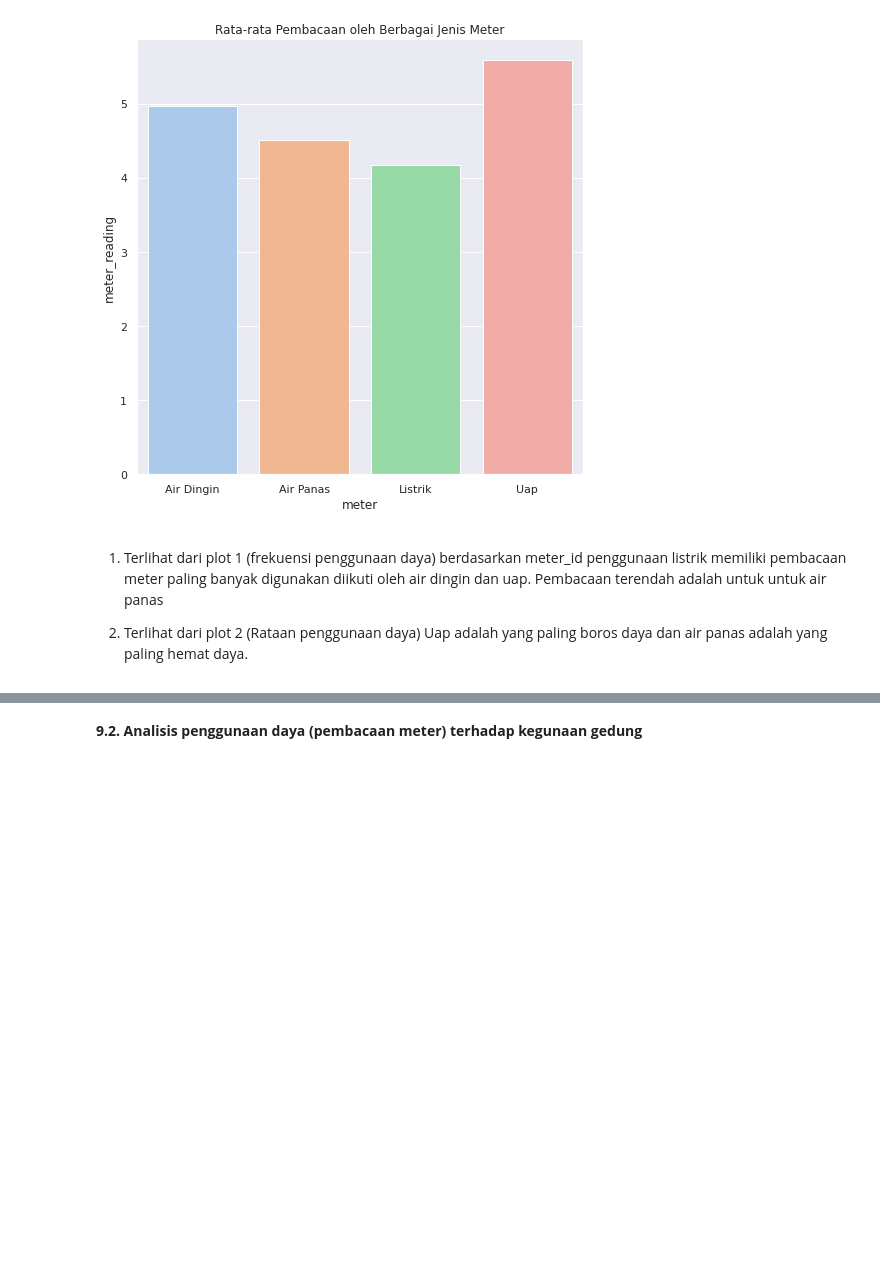
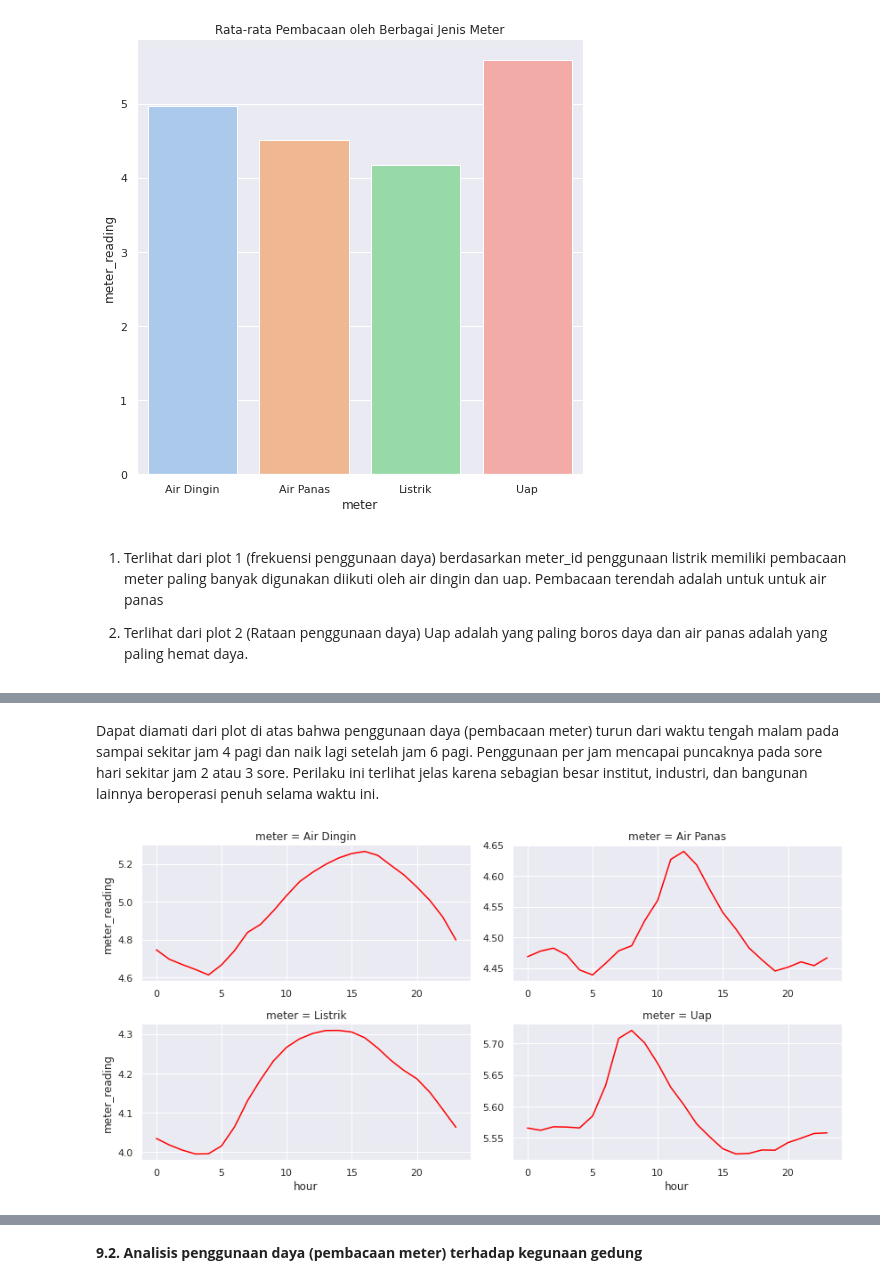
Before and after one commit to thyeaditungson29/myDataScience, a Jupyter notebook: EVDA_project22_UTS_dataFromKaggle.ipynb, the cells around one changed output, grey strips where cells are left out. Saved outputs shown, nothing was run; the diff lists cells and outputs as text; code cells hidden in the pictures; blank space fills up the shorter version.

```diff
--- a/EVDA_project22_UTS_dataFromKaggle.ipynb
+++ b/EVDA_project22_UTS_dataFromKaggle.ipynb
@@ -1019,0 +990,10 @@ Text(0.5, 1.0, 'Rata-rata Pembacaan oleh Berbagai Jenis Meter')
+# %% [markdown]
+Dapat diamati dari plot di atas bahwa penggunaan daya (pembacaan meter) turun dari waktu tengah malam pada sampai sekitar jam 4 pagi dan naik lagi setelah jam 6 pagi. Penggunaan per jam mencapai puncaknya pada sore hari sekitar jam 2 atau 3 sore. Perilaku ini terlihat jelas karena sebagian besar institut, industri, dan bangunan lainnya beroperasi penuh selama waktu ini.
+# %%
+#Pengamatan penggunaan daya harian (dilihat dari rataan penggunaan tiap jamnya berdasarkan tipe meter)
+hour_use_df_mr= df_all_Train2.groupby(['hour', 'meter']).meter_reading.mean().reset_index()
+p=sns.FacetGrid(hour_use_df_mr, col='meter', col_wrap=2, height=3, aspect=2, sharey=False, sharex=False)
+p.map(sns.lineplot, 'hour', 'meter_reading', color='red')
+plt.show()
+# %% [output]
+[figure, added]
```
Also changed, not shown: parts of 45 cells of this notebook.
